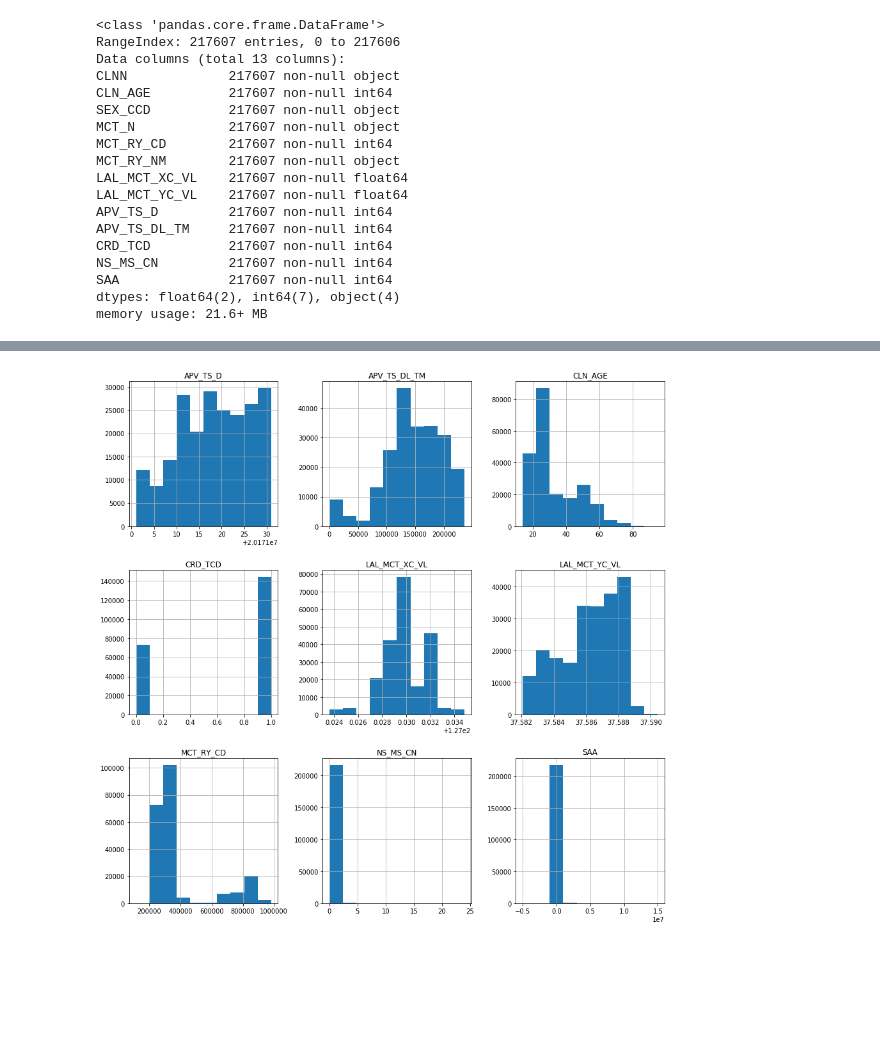
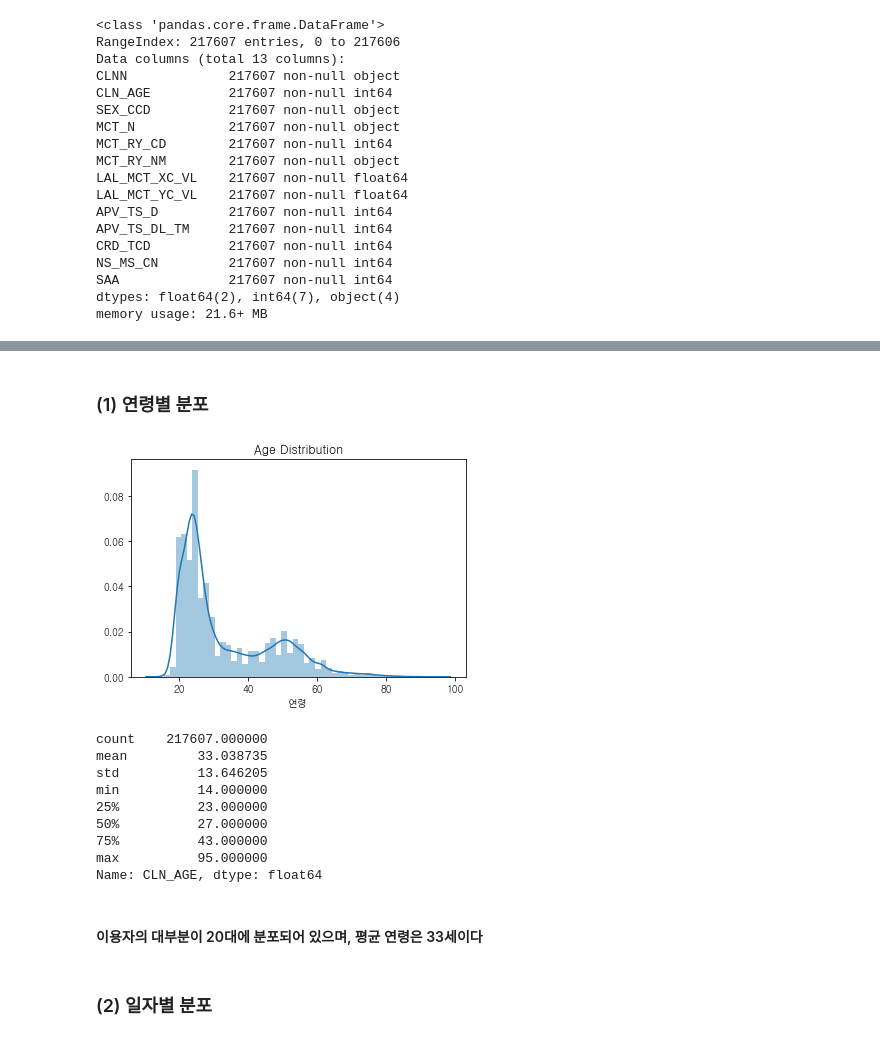
Before and after one commit to lain-02/aiproject, a Jupyter notebook: ai_project.ipynb, the cells around one changed output, grey strips where cells are left out. Drawn from its saved outputs; the diff is of its cells as text; code cells hidden in the pictures; blank space fills up the shorter version.

```diff
--- a/ai_project.ipynb
+++ b/ai_project.ipynb
@@ -58,14 +60,11 @@ data.describe()
 | 75% | 43.000000 | 331000.000000 | 127.031232 | 37.587526 | 2.017102e+07 | 184605.000000 | 1.000000 | 0.000000 | 1.100000e+04 |
 | max | 95.000000 | 982000.000000 | 127.034845 | 37.590431 | 2.017103e+07 | 235959.000000 | 1.000000 | 24.000000 | 1.500000e+07 |
 # %%
-import matplotlib.pyplot as plt
-import seaborn as sns
-# import numpy as np
+# import matplotlib.pyplot as plt
+# import seaborn as sns
 
-%matplotlib inline
+# %matplotlib inline
 
 # Feature별 histogram
-data.hist(figsize = (15,15))
-plt.show()
+# data.hist(figsize = (15,15))
+# plt.show()
-# %% [output]
-[figure, removed]
@@ -71,0 +75,26 @@ plt.show()
+# %% [markdown]
+### (1) 연령별 분포
+# %%
+# 연령별 분포
+import seaborn as sns
+
+sns.distplot(data['CLN_AGE'])
+plt.xlabel("연령")
+plt.title("Age Distribution") # You can comment this line out if you don't need title
+plt.show()
+data['CLN_AGE'].describe()
+# %% [output]
+[figure, added]
+count    217607.000000
+mean         33.038735
+std          13.646205
+min          14.000000
+25%          23.000000
+50%          27.000000
+75%          43.000000
+max          95.000000
+Name: CLN_AGE, dtype: float64
+# %% [markdown]
+#### 이용자의 대부분이 20대에 분포되어 있으며, 평균 연령은 33세이다
+# %% [markdown]
+### (2) 일자별 분포
```
Also changed, not shown: parts of 15 cells of this notebook.
